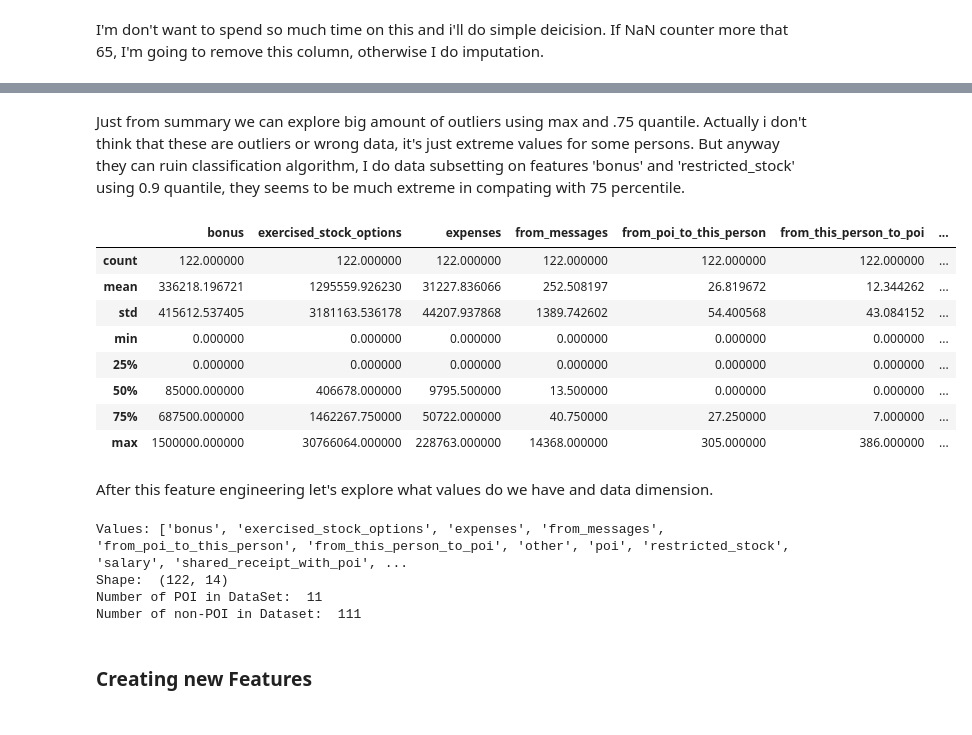
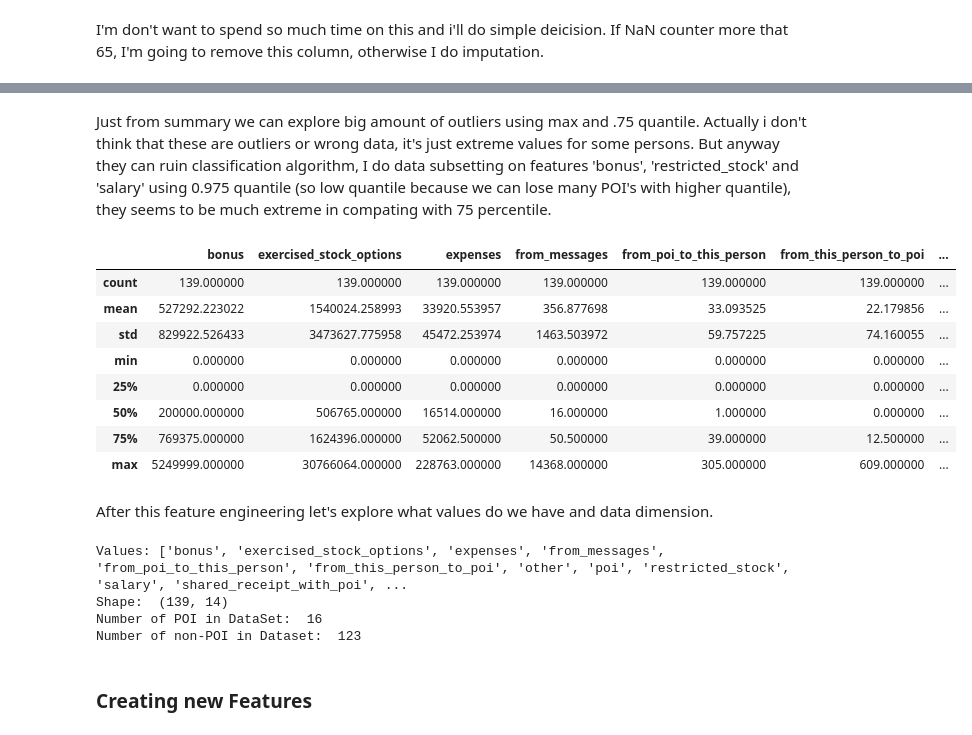
Before and after one commit to orenov/udacity-nanodegree-data-analyst, a Jupyter notebook: Machine-Learning/final_project/FinalProject.ipynb, the cells around one changed output, grey strips where cells are left out. Drawn from its saved outputs; the diff is of its cells as text; code cells hidden in the pictures.

```diff
--- a/Machine-Learning/final_project/FinalProject.ipynb
+++ b/Machine-Learning/final_project/FinalProject.ipynb
@@ -161,23 +161,23 @@ to_messages                0
 | 75% | 800000.000000 | 1.714221e+06 | 53740.750000 | 51.250000 | 40.750000 | 13.750000 | ... |
 | max | 97343619.000000 | 3.117640e+08 | 5235198.000000 | 14368.000000 | 528.000000 | 609.000000 | ... |
 # %% [markdown]
-Just from summary we can explore big amount of outliers using max and .75 quantile. Actually i don't think that these are outliers or wrong data, it's just extreme values for some persons. But anyway they can ruin classification algorithm, I do data subsetting on features 'bonus' and 'restricted_stock' using 0.9 quantile, they seems to be much extreme in compating with 75 percentile.
+Just from summary we can explore big amount of outliers using max and .75 quantile. Actually i don't think that these are outliers or wrong data, it's just extreme values for some persons. But anyway they can ruin classification algorithm, I do data subsetting on features 'bonus', 'restricted_stock' and 'salary' using 0.975 quantile (so low quantile because we can lose many POI's with higher quantile), they seems to be much extreme in compating with 75 percentile.
 # %%
-q_bonus = pandas.Series(df_imp['bonus']).quantile(0.9)
-q_restricted_stock = pandas.Series(df_imp['restricted_stock']).quantile(0.9)
-
-df_subset = df_imp.loc[(df_imp['bonus'] < q_bonus) & (df_imp['restricted_stock'] < q_restricted_stock)]
+q_bonus = pandas.Series(df_imp['bonus']).quantile(0.975)
+q_restricted_stock = pandas.Series(df_imp['restricted_stock']).quantile(0.975)
+q_salary = pandas.Series(df_imp['salary']).quantile(0.975)
+df_subset = df_imp.loc[(df_imp['bonus'] < q_bonus) & (df_imp['restricted_stock'] < q_restricted_stock) & (df_imp['salary'] < q_salary)]
 df_subset.describe()
 # %% [output]
 |  | bonus | exercised_stock_options | expenses | from_messages | from_poi_to_this_person | from_this_person_to_poi | ... |
-| count | 122.000000 | 122.000000 | 122.000000 | 122.000000 | 122.000000 | 122.000000 | ... |
-| mean | 336218.196721 | 1295559.926230 | 31227.836066 | 252.508197 | 26.819672 | 12.344262 | ... |
-| std | 415612.537405 | 3181163.536178 | 44207.937868 | 1389.742602 | 54.400568 | 43.084152 | ... |
+| count | 139.000000 | 139.000000 | 139.000000 | 139.000000 | 139.000000 | 139.000000 | ... |
+| mean | 527292.223022 | 1540024.258993 | 33920.553957 | 356.877698 | 33.093525 | 22.179856 | ... |
+| std | 829922.526433 | 3473627.775958 | 45472.253974 | 1463.503972 | 59.757225 | 74.160055 | ... |
 | min | 0.000000 | 0.000000 | 0.000000 | 0.000000 | 0.000000 | 0.000000 | ... |
 | 25% | 0.000000 | 0.000000 | 0.000000 | 0.000000 | 0.000000 | 0.000000 | ... |
-| 50% | 85000.000000 | 406678.000000 | 9795.500000 | 13.500000 | 0.000000 | 0.000000 | ... |
-| 75% | 687500.000000 | 1462267.750000 | 50722.000000 | 40.750000 | 27.250000 | 7.000000 | ... |
-| max | 1500000.000000 | 30766064.000000 | 228763.000000 | 14368.000000 | 305.000000 | 386.000000 | ... |
+| 50% | 200000.000000 | 506765.000000 | 16514.000000 | 16.000000 | 1.000000 | 0.000000 | ... |
+| 75% | 769375.000000 | 1624396.000000 | 52062.500000 | 50.500000 | 39.000000 | 12.500000 | ... |
+| max | 5249999.000000 | 30766064.000000 | 228763.000000 | 14368.000000 | 305.000000 | 609.000000 | ... |
 # %% [markdown]
 After this feature engineering let's explore what values do we have and data dimension.
 # %%
@@ -189,9 +189,9 @@ print "Number of POI in DataSet: ", (df_subset['poi'] == 1).sum()
 print "Number of non-POI in Dataset: ", (df_subset['poi'] == 0).sum()
 # %% [output]
 Values: ['bonus', 'exercised_stock_options', 'expenses', 'from_messages', 'from_poi_to_this_person', 'from_this_person_to_poi', 'other', 'poi', 'restricted_stock', 'salary', 'shared_receipt_with_poi', ...
-Shape:  (122, 14)
-Number of POI in DataSet:  11
-Number of non-POI in Dataset:  111
+Shape:  (139, 14)
+Number of POI in DataSet:  16
+Number of non-POI in Dataset:  123
 # %% [markdown]
 ### Creating new Features
 # %% [markdown]
```
Also changed, not shown: parts of 11 cells of this notebook, 2 other files.
